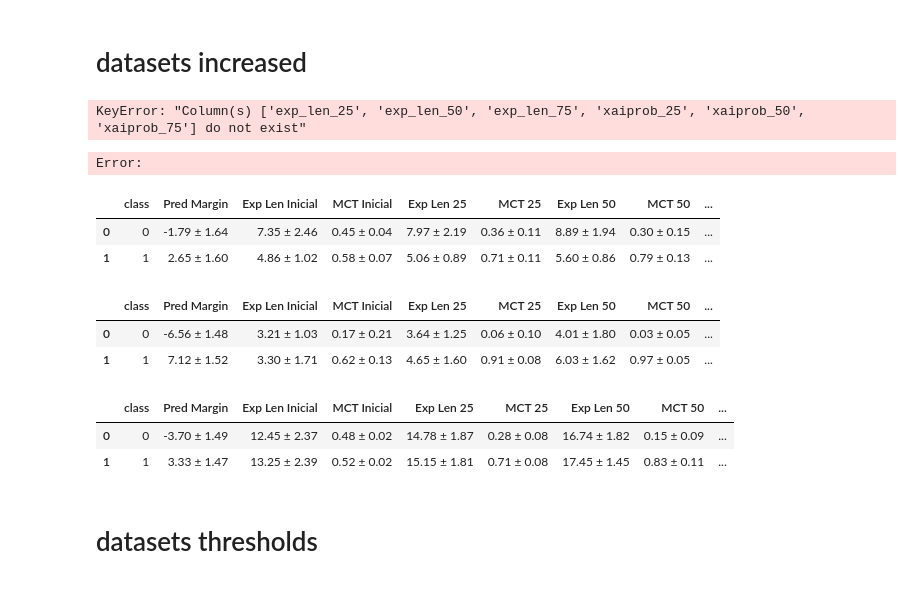
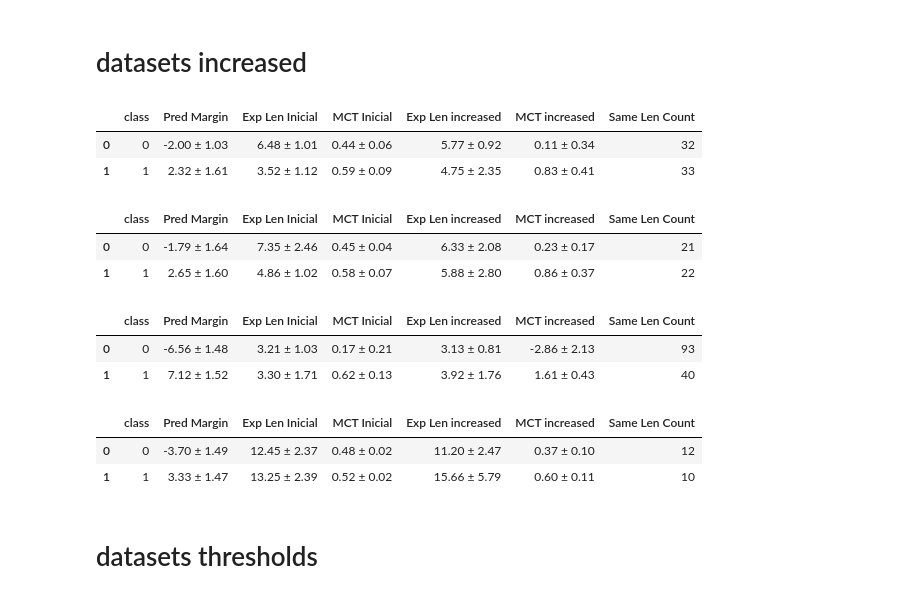
Before and after one commit to LogicExplainML-LEML/LogicExplainML, a Jupyter notebook: result_data/explainer_article_results.ipynb, the cells around one changed output. Cells and saved outputs as stored; diff of their text form; code cells hidden in the pictures.

Commit message:
results of increased mct tests

```diff
--- a/result_data/explainer_article_results.ipynb
+++ b/result_data/explainer_article_results.ipynb
@@ -705,7 +617,6 @@ def get_explain_results_n_increased(dataset_name, n_samples):
 
     # Prepare result DataFrame
     results = []
-
     # Loop over both classes
     for classification in [0, 1]:
         # Get indices for predicted samples of this class
@@ -730,6 +641,7 @@ def get_explain_results_n_increased(dataset_name, n_samples):
             xaiprob_increased = explainer.xai_predicted_margin
             exp_len_increased = len(xai_confidence_increased)
 
+            same_len = exp_len_initial == exp_len_increased
             # Append to results
             results.append(
                 {
@@ -740,6 +652,7 @@ def get_explain_results_n_increased(dataset_name, n_samples):
                     "xaiprob_inicial": round(xaiprob_initial, 4),
                     "exp_len_increased": exp_len_increased,
                     "xaiprob_increased": round(xaiprob_increased, 4),
+                    "same_len_count": same_len,
                 }
             )
 
@@ -749,7 +662,7 @@ def get_explain_results_n_increased(dataset_name, n_samples):
     return df_results
 
 
-def summarize_explanations(df_results):
+def summarize_explanations_increased(df_results):
     # Agrupar por classe e calcular as métricas
     summary = (
         df_results.groupby("class")
@@ -799,6 +712,7 @@ def summarize_explanations(df_results):
         lambda row: format_mean_std(row["xaiprob_increased_mean"], row["xaiprob_increased_std"]),
         axis=1,
     )
+    formatted["Same Len Count"] = df_results.groupby("class")["same_len_count"].sum().values
 
     return formatted
 # %%
@@ -973,35 +887,36 @@ def summarize_explanations(df_results):
 instances_to_explain = 100
 # %%
 df_saheart = get_explain_results_n_increased("magic", instances_to_explain)
-df_summary_saheart = summarize_explanations(df_saheart)
+df_summary_saheart = summarize_explanations_increased(df_saheart)
 df_summary_saheart
 # %% [output]
-KeyError: "Column(s) ['exp_len_25', 'exp_len_50', 'exp_len_75', 'xaiprob_25', 'xaiprob_50', 'xaiprob_75'] do not exist"
-Error:
+|  | class | Pred Margin | Exp Len Inicial | MCT Inicial | Exp Len increased | MCT increased | Same Len Count |
+| 0 | 0 | -2.00 ± 1.03 | 6.48 ± 1.01 | 0.44 ± 0.06 | 5.77 ± 0.92 | 0.11 ± 0.34 | 32 |
+| 1 | 1 | 2.32 ± 1.61 | 3.52 ± 1.12 | 0.59 ± 0.09 | 4.75 ± 2.35 | 0.83 ± 0.41 | 33 |
 # %%
 df_adult = get_explain_results_n_increased("adult", instances_to_explain)
-df_summary_adult = summarize_explanations(df_adult)
+df_summary_adult = summarize_explanations_increased(df_adult)
 df_summary_adult
 # %% [output]
-|  | class | Pred Margin | Exp Len Inicial | MCT Inicial | Exp Len 25 | MCT 25 | Exp Len 50 | MCT 50 | ... |
-| 0 | 0 | -1.79 ± 1.64 | 7.35 ± 2.46 | 0.45 ± 0.04 | 7.97 ± 2.19 | 0.36 ± 0.11 | 8.89 ± 1.94 | 0.30 ± 0.15 | ... |
-| 1 | 1 | 2.65 ± 1.60 | 4.86 ± 1.02 | 0.58 ± 0.07 | 5.06 ± 0.89 | 0.71 ± 0.11 | 5.60 ± 0.86 | 0.79 ± 0.13 | ... |
+|  | class | Pred Margin | Exp Len Inicial | MCT Inicial | Exp Len increased | MCT increased | Same Len Count |
+| 0 | 0 | -1.79 ± 1.64 | 7.35 ± 2.46 | 0.45 ± 0.04 | 6.33 ± 2.08 | 0.23 ± 0.17 | 21 |
+| 1 | 1 | 2.65 ± 1.60 | 4.86 ± 1.02 | 0.58 ± 0.07 | 5.88 ± 2.80 | 0.86 ± 0.37 | 22 |
 # %%
 df_mushroom = get_explain_results_n_increased("mushroom", instances_to_explain)
-df_summary_mushroom = summarize_explanations(df_mushroom)
+df_summary_mushroom = summarize_explanations_increased(df_mushroom)
 df_summary_mushroom
 # %% [output]
-|  | class | Pred Margin | Exp Len Inicial | MCT Inicial | Exp Len 25 | MCT 25 | Exp Len 50 | MCT 50 | ... |
-| 0 | 0 | -6.56 ± 1.48 | 3.21 ± 1.03 | 0.17 ± 0.21 | 3.64 ± 1.25 | 0.06 ± 0.10 | 4.01 ± 1.80 | 0.03 ± 0.05 | ... |
-| 1 | 1 | 7.12 ± 1.52 | 3.30 ± 1.71 | 0.62 ± 0.13 | 4.65 ± 1.60 | 0.91 ± 0.08 | 6.03 ± 1.62 | 0.97 ± 0.05 | ... |
+|  | class | Pred Margin | Exp Len Inicial | MCT Inicial | Exp Len increased | MCT increased | Same Len Count |
+| 0 | 0 | -6.56 ± 1.48 | 3.21 ± 1.03 | 0.17 ± 0.21 | 3.13 ± 0.81 | -2.86 ± 2.13 | 93 |
+| 1 | 1 | 7.12 ± 1.52 | 3.30 ± 1.71 | 0.62 ± 0.13 | 3.92 ± 1.76 | 1.61 ± 0.43 | 40 |
 # %%
 df_sonar = get_explain_results_n_increased("spambase", instances_to_explain)
-df_summary_sonar = summarize_explanations(df_sonar)
+df_summary_sonar = summarize_explanations_increased(df_sonar)
 df_summary_sonar
 # %% [output]
-|  | class | Pred Margin | Exp Len Inicial | MCT Inicial | Exp Len 25 | MCT 25 | Exp Len 50 | MCT 50 | ... |
-| 0 | 0 | -3.70 ± 1.49 | 12.45 ± 2.37 | 0.48 ± 0.02 | 14.78 ± 1.87 | 0.28 ± 0.08 | 16.74 ± 1.82 | 0.15 ± 0.09 | ... |
-| 1 | 1 | 3.33 ± 1.47 | 13.25 ± 2.39 | 0.52 ± 0.02 | 15.15 ± 1.81 | 0.71 ± 0.08 | 17.45 ± 1.45 | 0.83 ± 0.11 | ... |
+|  | class | Pred Margin | Exp Len Inicial | MCT Inicial | Exp Len increased | MCT increased | Same Len Count |
+| 0 | 0 | -3.70 ± 1.49 | 12.45 ± 2.37 | 0.48 ± 0.02 | 11.20 ± 2.47 | 0.37 ± 0.10 | 12 |
+| 1 | 1 | 3.33 ± 1.47 | 13.25 ± 2.39 | 0.52 ± 0.02 | 15.66 ± 5.79 | 0.60 ± 0.11 | 10 |
 # %% [markdown]
 # datasets thresholds
 # %%
```
Also changed, not shown: parts of 1 cell of this notebook, 2 other files.
